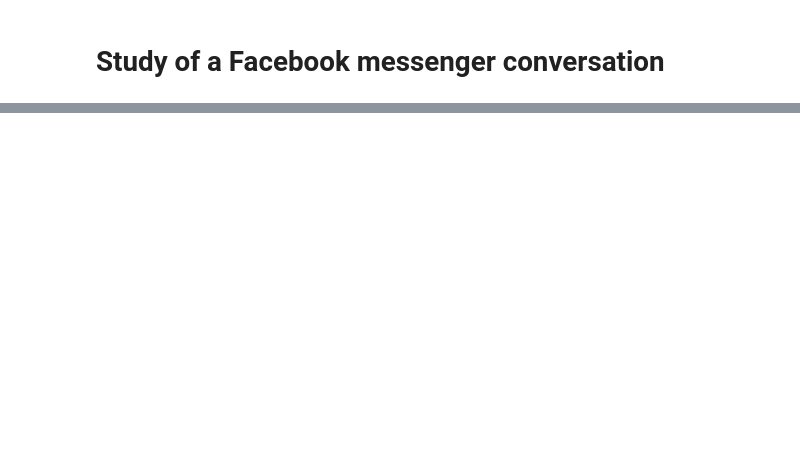
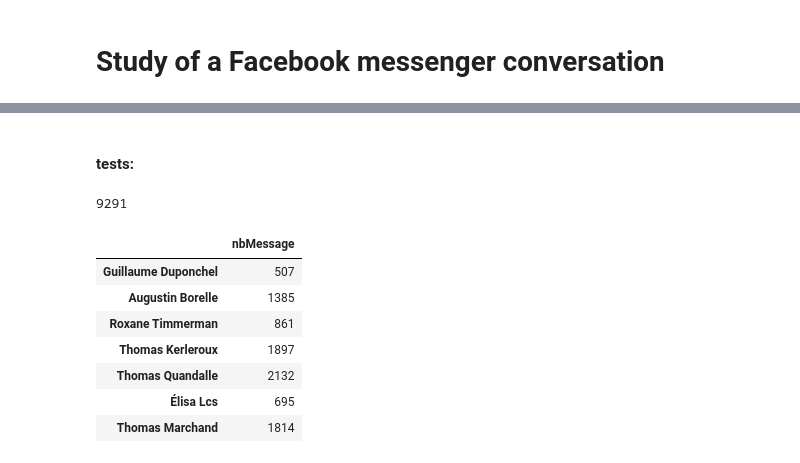
Before and after one commit to Bolzano-Weierstrass/FcbkDataExtrct, a Jupyter notebook: FacebookConversationDataExtraction.ipynb, the cells around one changed output, grey strips where cells are left out. Drawn from its saved outputs; the diff is of its cells as text; code cells hidden in the pictures; blank space fills up the shorter version.

```diff
--- a/FacebookConversationDataExtraction.ipynb
+++ b/FacebookConversationDataExtraction.ipynb
@@ -60,3 +78,9 @@ def getNumberOfMessgePerUser(soup):
             userActivityDict[tempWriter] = 0
         userActivityDict[tempWriter] += 1
     return(userActivityDict)
+# %% [markdown]
+#### tests:
+# %%
+getNumberOfMessage(soup)
+# %% [output]
+9291
@@ -62,0 +93,11 @@ def getNumberOfMessgePerUser(soup):
+# %%
+NumberOfMessgePerUserDF
+# %% [output]
+|  | nbMessage |
+| Guillaume Duponchel | 507 |
+| Augustin Borelle | 1385 |
+| Roxane Timmerman | 861 |
+| Thomas Kerleroux | 1897 |
+| Thomas Quandalle | 2132 |
+| Élisa Lcs | 695 |
+| Thomas Marchand | 1814 |
```
Also changed, not shown: parts of 24 cells of this notebook.
